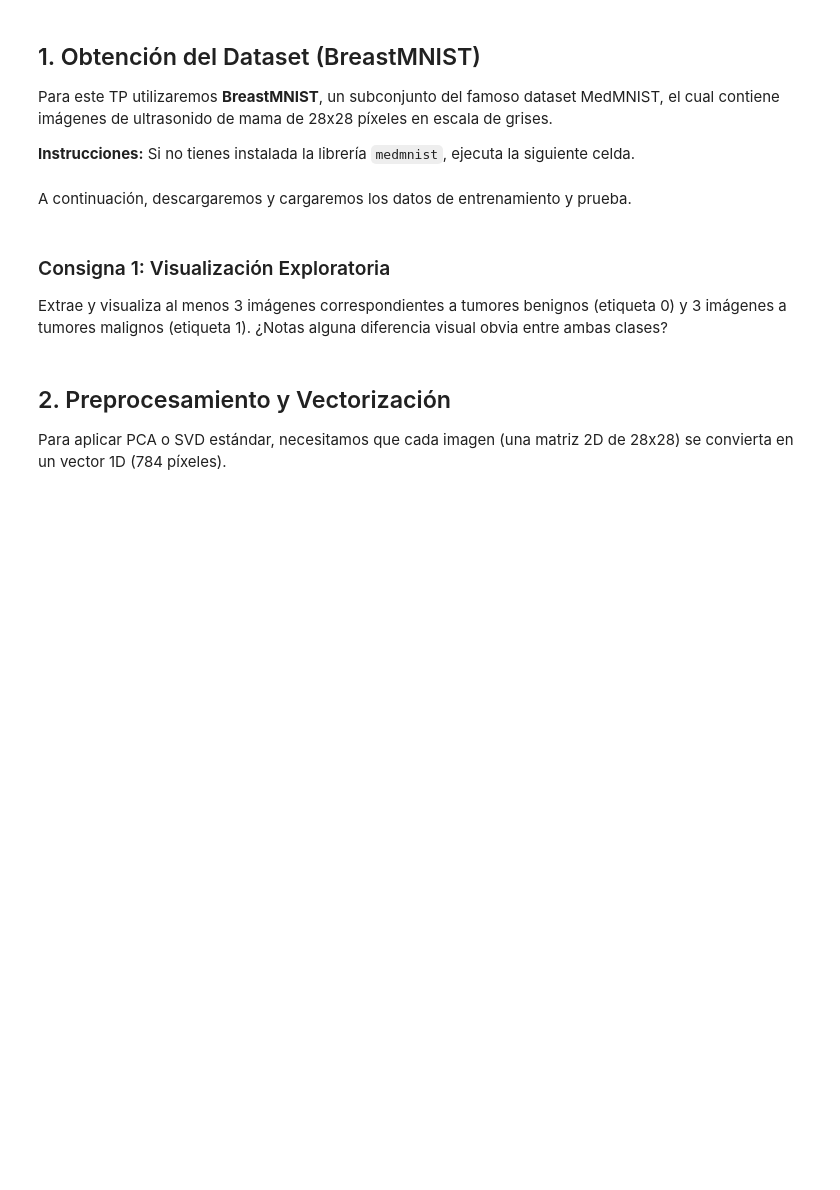
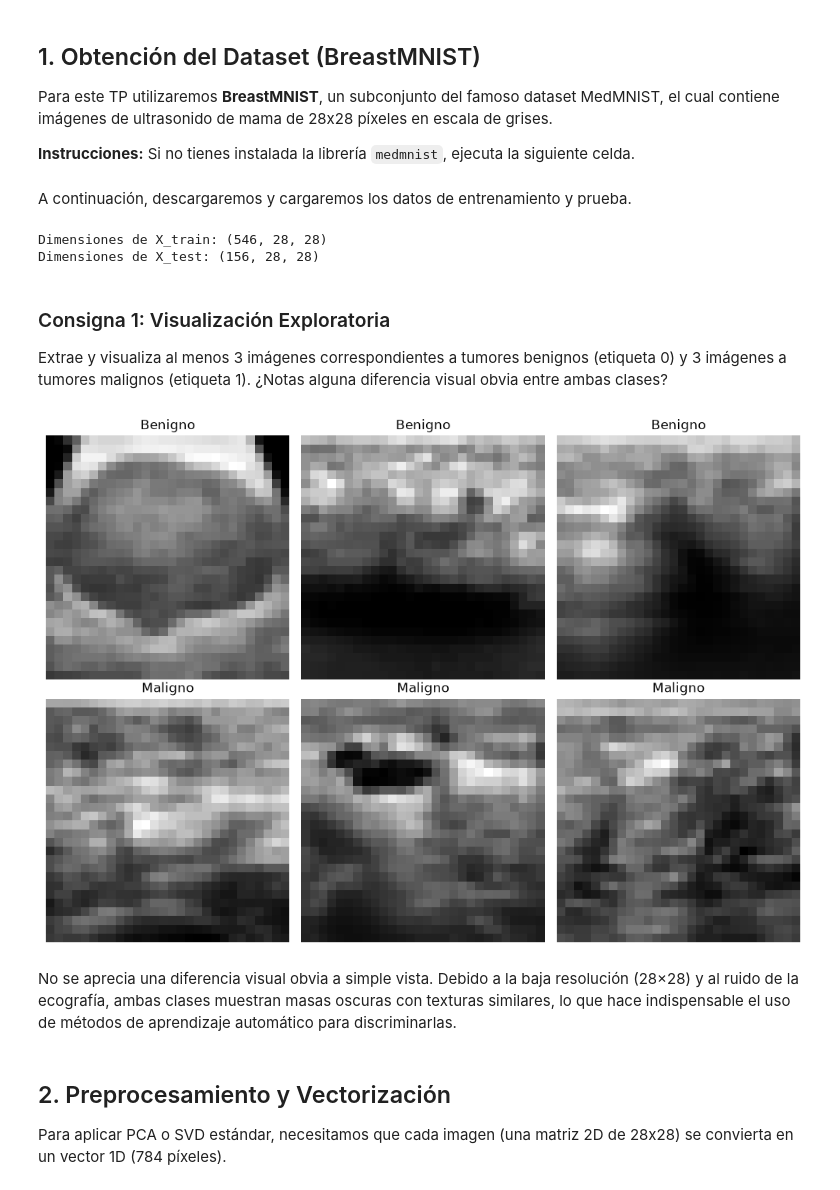
Before and after one commit to J-Palma/ML1_2026-2, a Jupyter notebook: TP_3/TP3_Consigna.ipynb, the cells around one changed output. Saved outputs shown, nothing was run; the diff lists cells and outputs as text; code cells hidden in the pictures; blank space fills up the shorter version.

```diff
--- a/TP_3/TP3_Consigna.ipynb
+++ b/TP_3/TP3_Consigna.ipynb
@@ -19,6 +19,20 @@ import numpy as np
 import matplotlib.pyplot as plt
 import medmnist
 from medmnist import BreastMNIST
+
+from sklearn.linear_model import LogisticRegression
+from sklearn.neighbors import KNeighborsClassifier
+from sklearn.metrics import (
+    accuracy_score,
+    classification_report,
+    confusion_matrix,
+    ConfusionMatrixDisplay
+)
+
+from sklearn.decomposition import PCA
+from sklearn.preprocessing import StandardScaler
+
+import time
 
 # Descargar y cargar los datos
 train_dataset = BreastMNIST(split='train', download=True)
@@ -33,6 +47,9 @@ y_test = test_dataset.labels.squeeze()
 
 print(f"Dimensiones de X_train: {X_train.shape}")
 print(f"Dimensiones de X_test: {X_test.shape}")
+# %% [output]
+Dimensiones de X_train: (546, 28, 28)
+Dimensiones de X_test: (156, 28, 28)
 # %% [markdown]
 ### Consigna 1: Visualización Exploratoria
 Extrae y visualiza al menos 3 imágenes correspondientes a tumores benignos (etiqueta 0) y 3 imágenes a tumores malignos (etiqueta 1).
@@ -42,3 +57,30 @@ Extrae y visualiza al menos 3 imágenes correspondientes a tumores benignos (eti
+# %%
+# TODO: Escribe tu código de visualización aquí
+fig, axes = plt.subplots(2, 3, figsize=(10, 7))
+
+for clase in [0, 1]:
+
+    indices = np.where(y_train == clase)[0][:3]
+
+    for i, idx in enumerate(indices):
+
+        axes[clase, i].imshow(
+            X_train[idx],
+            cmap='gray'
+        )
+
+        axes[clase, i].set_title(
+            "Benigno" if clase == 0 else "Maligno"
+        )
+
+        axes[clase, i].axis('off')
+
+plt.tight_layout()
+plt.show()
+# %% [output]
+[figure, added]
+# %% [markdown]
+No se aprecia una diferencia visual obvia a simple vista. Debido a la baja resolución (28×28) y al ruido de la ecografía, ambas clases muestran masas oscuras con texturas similares, lo que hace indispensable el uso de métodos de aprendizaje automático para discriminarlas.
 # %% [markdown]
 ## 2. Preprocesamiento y Vectorización
 Para aplicar PCA o SVD estándar, necesitamos que cada imagen (una matriz 2D de 28x28) se convierta en un vector 1D (784 píxeles).
```
Also changed, not shown: parts of 17 cells of this notebook, 4 other files.
